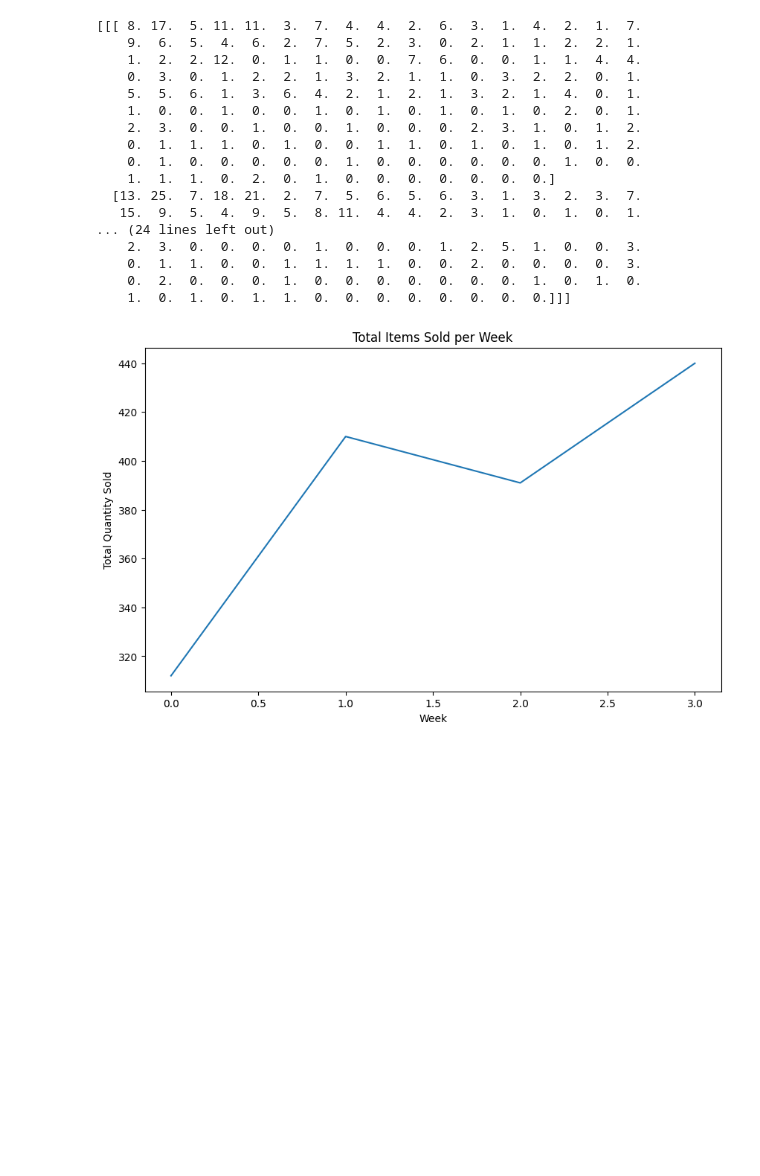
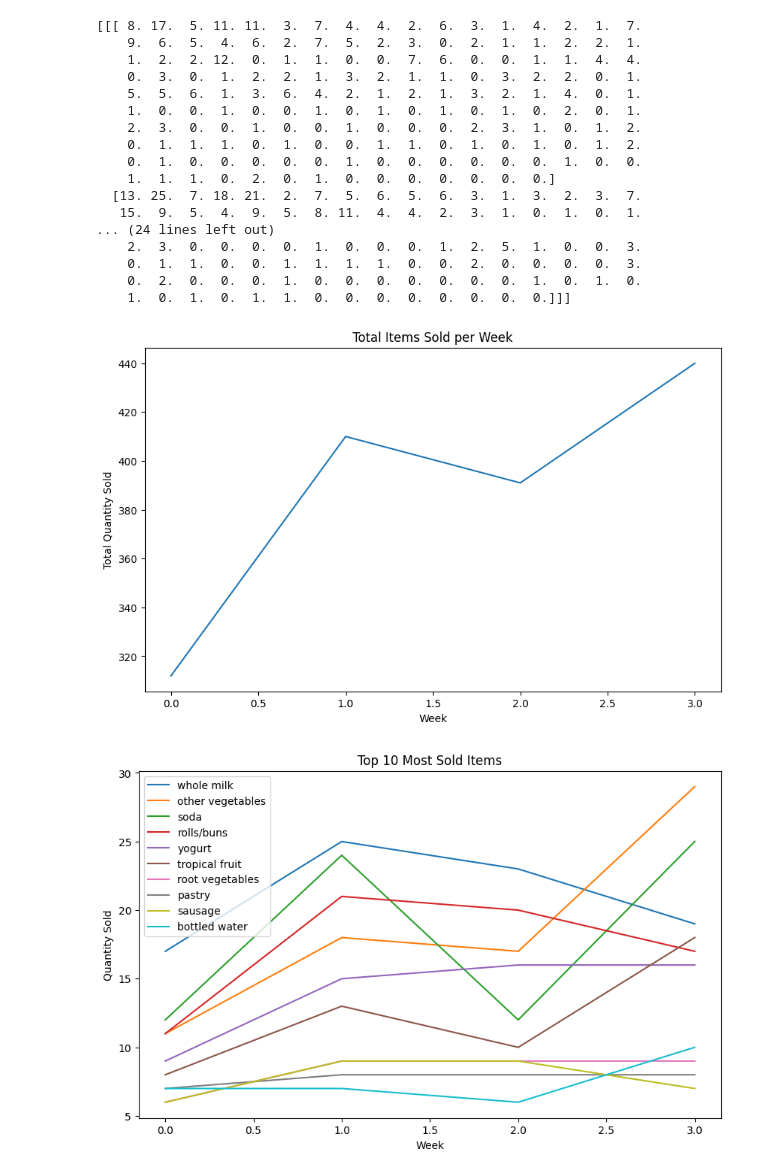
Before and after one commit to akaashdash/TrendCart, a Jupyter notebook: research/project.ipynb, the cells around one changed output. Saved outputs shown, nothing was run; the diff lists cells and outputs as text; code cells hidden in the pictures; blank space fills up the shorter version.

Commit message:
new visualization

```diff
--- a/research/project.ipynb
+++ b/research/project.ipynb
@@ -515,7 +515,7 @@ else:
 The next and final part of the project is to use the model to predict inventory and incorporate price data
 # %%
 
-lstm_model = rnn_model
+lstm_model = load_model('rnn_model.keras')
 
 # Load the sales data from the numpy array
 sales_array = np.load('sales_array.npy')
@@ -576,12 +577,28 @@ print(reshaped_combined_sales)
 # %%
 # 3. Plot all the items sold over the weeks
 total_sales_per_week = reshaped_combined_sales.sum(axis=(0, 2))
 
 plt.figure(figsize=(10, 6))
 plt.plot(total_sales_per_week)
 plt.xlabel('Week')
 plt.ylabel('Total Quantity Sold')
 plt.title('Total Items Sold per Week')
 plt.show()
+
+# 1. Pick the ten most sold items and plot them over the weeks
+total_sales = reshaped_combined_sales.sum(axis=(0, 1))
+top_ten_items = total_sales.argsort()[-10:][::-1]
+top_ten_sales = reshaped_combined_sales[:, :, top_ten_items].sum(axis=0)
+
+plt.figure(figsize=(10, 6))
+for i, item_id in enumerate(top_ten_items):
+    item_name = products_df.loc[products_df['product_id'] == item_id + 1, 'product_name'].values[0]
+    plt.plot(top_ten_sales[:, i], label=item_name)
+plt.xlabel('Week')
+plt.ylabel('Quantity Sold')
+plt.title('Top 10 Most Sold Items')
+plt.legend()
+plt.show()
 # %% [output]
 [figure]
+[figure, added]
```
Also changed, not shown: parts of 1 cell of this notebook.
